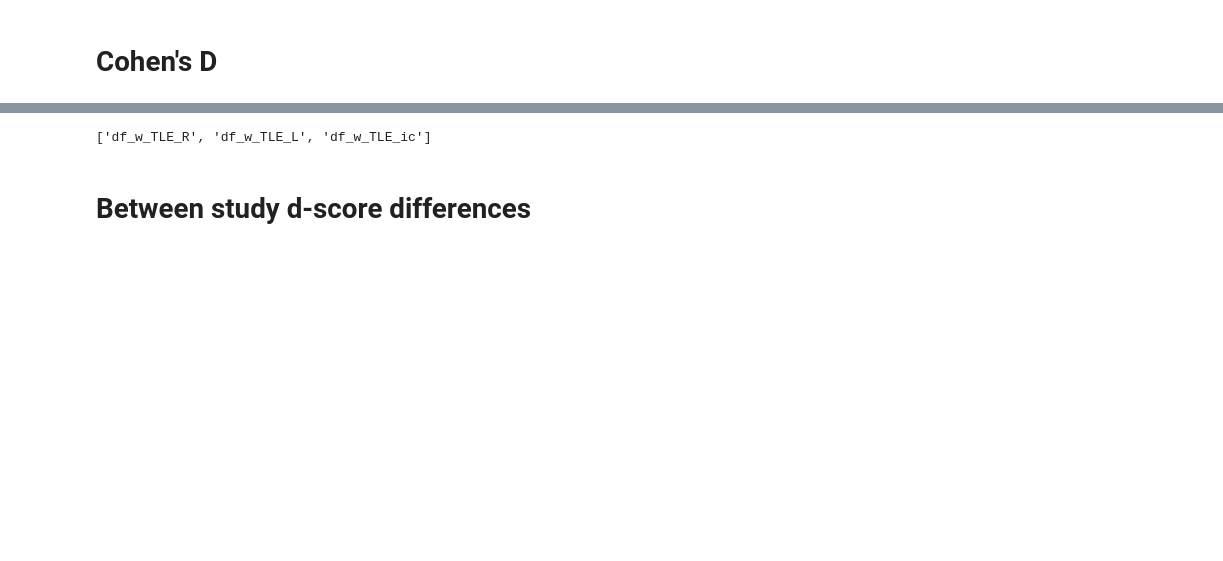
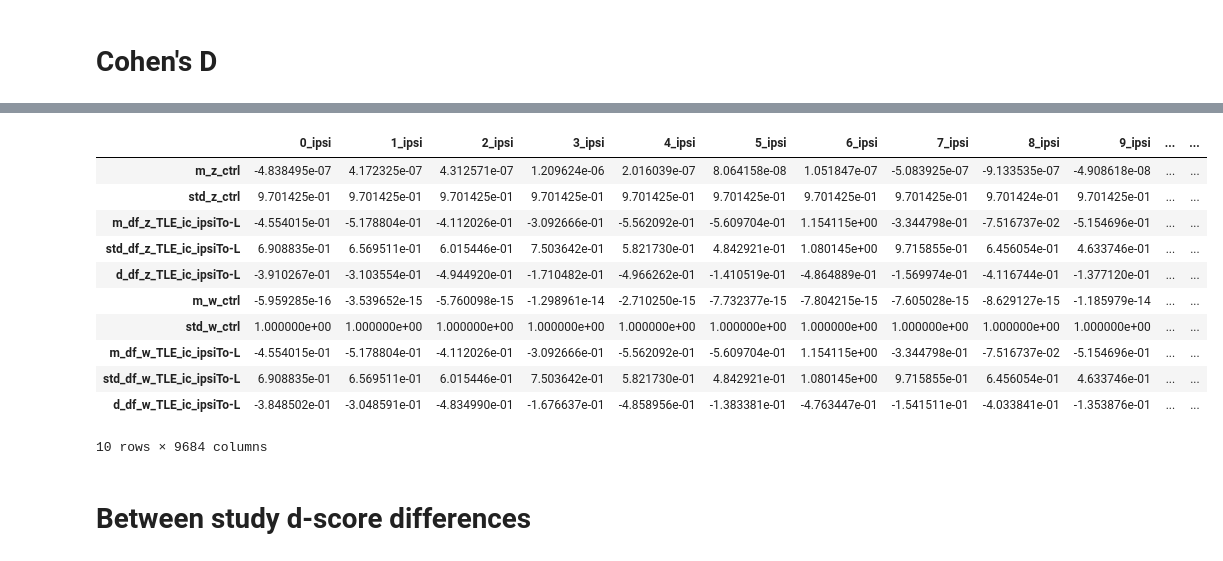
Before and after one commit to mendelsonD/3T7T, a Jupyter notebook: analyses/04_group_anal.ipynb, the cells around one changed output, grey strips where cells are left out. Cells and saved outputs as stored; diff of their text form; code cells hidden in the pictures; blank space fills up the shorter version.

Commit message:
Working within group d scoring.

```diff
--- a/analyses/04_group_anal.ipynb
+++ b/analyses/04_group_anal.ipynb
@@ -1024,6 +1024,11 @@ for i, item in enumerate(dl_iterate): # safe to iterate over dl because not chan
         demo_grp = demo[demo[col_grp].str.contains(grp_val)].copy() # extract only participants in group of interest
         IDs_right = search_df(df=demo_grp, ptrn='R', searchType='end', search_col=col_grp, out_cols=[col_ID, col_SES])
         IDs_left = search_df(df=demo_grp, ptrn='L', searchType='end', search_col=col_grp, out_cols=[col_ID, col_SES])
+
+        # add group IDs to output dictionary item
+        dl_grp_ic[i][f'{grp_val}_IDs_R'] = pd.DataFrame([id.split('_') for id in IDs_right], columns=[col_ID, col_SES])
+        dl_grp_ic[i][f'{grp_val}_IDs_L'] = pd.DataFrame([id.split('_') for id in IDs_left], columns=[col_ID, col_SES])
+
         print(f"\tCtrl: {len(IDs_ctrl)}")
         if verbose: print(f"\t\tIDs Ctrl: {IDs_ctrl}")
         print(f"\tGroup {grp_val}: {len(IDs_left)} L | {len(IDs_right)} R")
@@ -1055,10 +1060,12 @@ for i, item in enumerate(dl_iterate): # safe to iterate over dl because not chan
                 if verbose:
                     print(f"\t\tControl group df_z shape: {df_z_ctrl.shape}")
         else:
+            """Removed below to avoid having None items
             dl_grp_ic[i][f'df_z_{grp_val}_R'] = None
             dl_grp_ic[i][f'df_z_{grp_val}_L'] = None
             dl_grp_ic[i][f'df_z_{grp_val}_ic'] = None
             dl_grp_ic[i]['df_z_ctrl'] = None
+            """
 
         if df_w is not None:
             df_w_grp = df_w.copy()
@@ -1080,10 +1087,12 @@ for i, item in enumerate(dl_iterate): # safe to iterate over dl because not chan
                 if verbose:
                     print(f"\t\tControl group df_z shape: {df_w_ctrl.shape}")
         else:
+            """ Removed below to avoid having None items
             dl_grp_ic[i][f'df_w_{grp_val}_R'] = None
             dl_grp_ic[i][f'df_w_{grp_val}_L'] = None
             dl_grp_ic[i][f'df_w_{grp_val}_ic'] = None
             dl_grp_ic[i]['df_w_ctrl'] = None
+            """
 
 duration = time.time() - start_time
 print(f"Completed in {int(duration // 60):02d}:{int(duration % 60):02d} (mm:ss).")
@@ -1293,10 +1345,18 @@ if toPrint:
-# %%
-dl_testing = dl[0]
-# find keys matching a pattern
-keys = [key for key in dl_testing.keys() if key.startswith('df_w_') and key != 'df_w_ctrl' and key != 'df_w_models']
-print(keys)
-# %% [output]
-['df_w_TLE_R', 'df_w_TLE_L', 'df_w_TLE_ic']
+# %%
+d_df_ic
+# %% [output]
+|  | 0_ipsi | 1_ipsi | 2_ipsi | 3_ipsi | 4_ipsi | 5_ipsi | 6_ipsi | 7_ipsi | 8_ipsi | 9_ipsi | ... | ... |
+| m_z_ctrl | -4.838495e-07 | 4.172325e-07 | 4.312571e-07 | 1.209624e-06 | 2.016039e-07 | 8.064158e-08 | 1.051847e-07 | -5.083925e-07 | -9.133535e-07 | -4.908618e-08 | ... | ... |
+| std_z_ctrl | 9.701425e-01 | 9.701425e-01 | 9.701425e-01 | 9.701425e-01 | 9.701425e-01 | 9.701425e-01 | 9.701425e-01 | 9.701425e-01 | 9.701424e-01 | 9.701425e-01 | ... | ... |
+| m_df_z_TLE_ic_ipsiTo-L | -4.554015e-01 | -5.178804e-01 | -4.112026e-01 | -3.092666e-01 | -5.562092e-01 | -5.609704e-01 | 1.154115e+00 | -3.344798e-01 | -7.516737e-02 | -5.154696e-01 | ... | ... |
+| std_df_z_TLE_ic_ipsiTo-L | 6.908835e-01 | 6.569511e-01 | 6.015446e-01 | 7.503642e-01 | 5.821730e-01 | 4.842921e-01 | 1.080145e+00 | 9.715855e-01 | 6.456054e-01 | 4.633746e-01 | ... | ... |
+| d_df_z_TLE_ic_ipsiTo-L | -3.910267e-01 | -3.103554e-01 | -4.944920e-01 | -1.710482e-01 | -4.966262e-01 | -1.410519e-01 | -4.864889e-01 | -1.569974e-01 | -4.116744e-01 | -1.377120e-01 | ... | ... |
+| m_w_ctrl | -5.959285e-16 | -3.539652e-15 | -5.760098e-15 | -1.298961e-14 | -2.710250e-15 | -7.732377e-15 | -7.804215e-15 | -7.605028e-15 | -8.629127e-15 | -1.185979e-14 | ... | ... |
+| std_w_ctrl | 1.000000e+00 | 1.000000e+00 | 1.000000e+00 | 1.000000e+00 | 1.000000e+00 | 1.000000e+00 | 1.000000e+00 | 1.000000e+00 | 1.000000e+00 | 1.000000e+00 | ... | ... |
+| m_df_w_TLE_ic_ipsiTo-L | -4.554015e-01 | -5.178804e-01 | -4.112026e-01 | -3.092666e-01 | -5.562092e-01 | -5.609704e-01 | 1.154115e+00 | -3.344798e-01 | -7.516737e-02 | -5.154696e-01 | ... | ... |
+| std_df_w_TLE_ic_ipsiTo-L | 6.908835e-01 | 6.569511e-01 | 6.015446e-01 | 7.503642e-01 | 5.821730e-01 | 4.842921e-01 | 1.080145e+00 | 9.715855e-01 | 6.456054e-01 | 4.633746e-01 | ... | ... |
+| d_df_w_TLE_ic_ipsiTo-L | -3.848502e-01 | -3.048591e-01 | -4.834990e-01 | -1.676637e-01 | -4.858956e-01 | -1.383381e-01 | -4.763447e-01 | -1.541511e-01 | -4.033841e-01 | -1.353876e-01 | ... | ... |
+10 rows × 9684 columns
 # %% [markdown]
 # Between study d-score differences
 # %%
```
Also changed, not shown: parts of 3 cells of this notebook, 1 other file.
